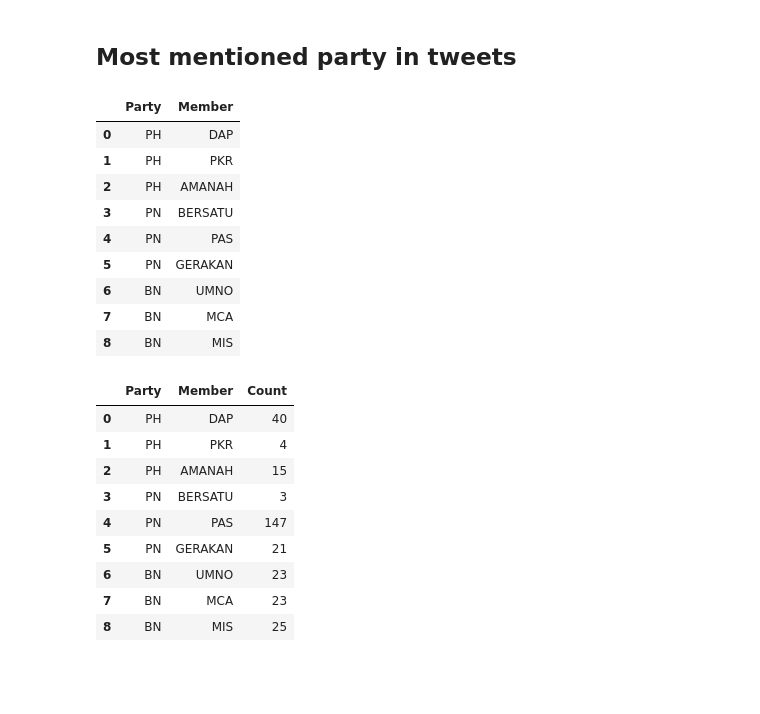
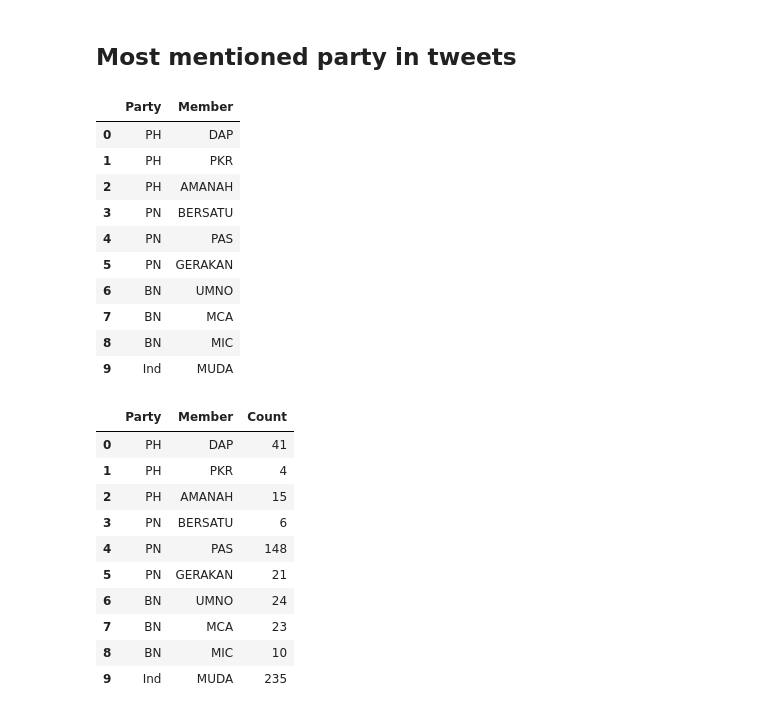
Before and after one commit to wilsonkw97/WeWarnYou, a Jupyter notebook: Data Collection and Pre-processing.ipynb, the cells around one changed output. Saved outputs shown, nothing was run; the diff lists cells and outputs as text; code cells hidden in the pictures; blank space fills up the shorter version.

```diff
--- a/Data Collection and Pre-processing.ipynb
+++ b/Data Collection and Pre-processing.ipynb
@@ -243,24 +294,25 @@ plt.savefig(path)
 # %%
 # Declare Malaysia Party, as of Jan 2022
 
 df_party = pd.DataFrame([
     ['PH', 'DAP'],['PH', 'PKR'],['PH', 'AMANAH'],
     ['PN', 'BERSATU'],['PN', 'PAS'],['PN', 'GERAKAN'],
-    ['BN', 'UMNO'],['BN', 'MCA'],['BN', 'MIS']
+    ['BN', 'UMNO'],['BN', 'MCA'],['BN', 'MIC'], ['Ind','MUDA']
 ], columns=['Party','Member'])
 
 df_party
 # %% [output]
 |  | Party | Member |
 | 0 | PH | DAP |
 | 1 | PH | PKR |
 | 2 | PH | AMANAH |
 | 3 | PN | BERSATU |
 | 4 | PN | PAS |
 | 5 | PN | GERAKAN |
 | 6 | BN | UMNO |
 | 7 | BN | MCA |
-| 8 | BN | MIS |
+| 8 | BN | MIC |
+| 9 | Ind | MUDA |
 # %%
 # Count how many times those party were mentioned
 
@@ -279,15 +331,16 @@ df_party['Count'] = count
 df_party
 # %% [output]
 |  | Party | Member | Count |
-| 0 | PH | DAP | 40 |
+| 0 | PH | DAP | 41 |
 | 1 | PH | PKR | 4 |
 | 2 | PH | AMANAH | 15 |
-| 3 | PN | BERSATU | 3 |
-| 4 | PN | PAS | 147 |
+| 3 | PN | BERSATU | 6 |
+| 4 | PN | PAS | 148 |
 | 5 | PN | GERAKAN | 21 |
-| 6 | BN | UMNO | 23 |
+| 6 | BN | UMNO | 24 |
 | 7 | BN | MCA | 23 |
-| 8 | BN | MIS | 25 |
+| 8 | BN | MIC | 10 |
+| 9 | Ind | MUDA | 235 |
 # %%
 # Following nested chart are reference through this site
 # Ref 1 - https://stackoverflow.com/questions/67210640/how-can-i-draw-a-nested-pie-graph-in-matplotlib-in-python
```
Also changed, not shown: parts of 15 cells of this notebook, 7 other files.
